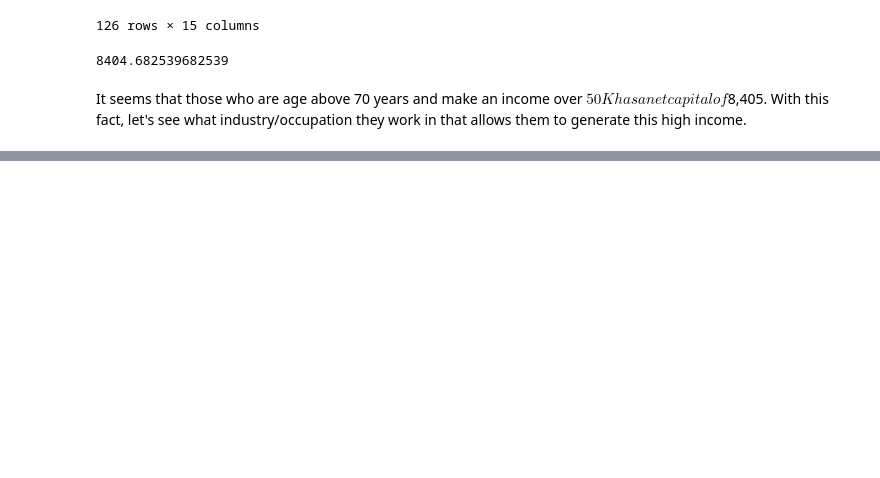
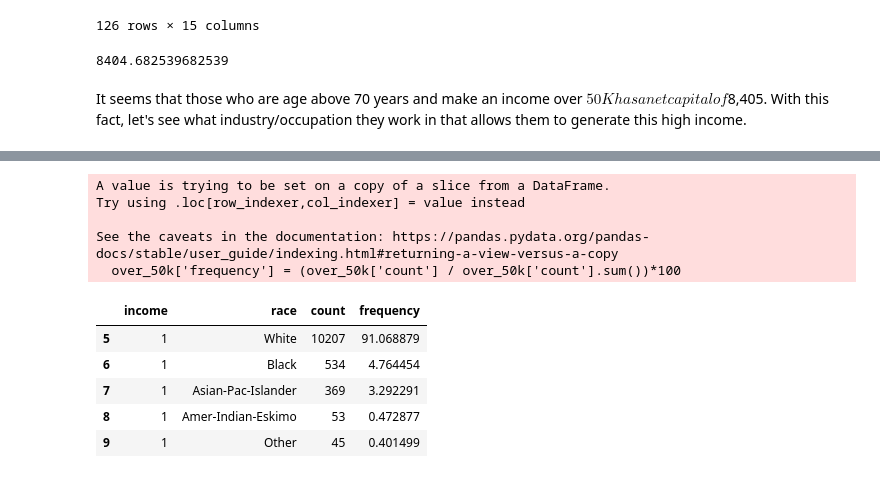
Before and after one commit to klam912/income_prediction, a Jupyter notebook: code/analysis.ipynb, the cells around one changed output, grey strips where cells are left out. Drawn from its saved outputs; the diff is of its cells as text; code cells hidden in the pictures; blank space fills up the shorter version.

```diff
--- a/code/analysis.ipynb
+++ b/code/analysis.ipynb
@@ -603,0 +695,3 @@ It seems that those who are age above 70 years and make an income over $50K has
+# %%
+income_race_aggregate = df5.groupby('income')['race'].value_counts()
+income_race_aggregate
@@ -603,0 +711,8 @@ It seems that those who are age above 70 years and make an income over $50K has
+# %%
+# Convert a series into a dataframe
+income_race_aggregate = income_race_aggregate.reset_index(name='count') # add a count column
+income_race_aggregate.head()
+# %%
+# Divide df into 2 dfs for each income type
+over_50k = income_race_aggregate[income_race_aggregate['income'] == 1]
+under_50k = income_race_aggregate[income_race_aggregate['income'] == 0]
@@ -603,0 +726,15 @@ It seems that those who are age above 70 years and make an income over $50K has
+# %%
+over_50k['frequency'] = (over_50k['count'] / over_50k['count'].sum())*100
+over_50k.head()
+# %% [output]
+A value is trying to be set on a copy of a slice from a DataFrame.
+Try using .loc[row_indexer,col_indexer] = value instead
+
+See the caveats in the documentation: https://pandas.pydata.org/pandas-docs/stable/user_guide/indexing.html#returning-a-view-versus-a-copy
+  over_50k['frequency'] = (over_50k['count'] / over_50k['count'].sum())*100
+|  | income | race | count | frequency |
+| 5 | 1 | White | 10207 | 91.068879 |
+| 6 | 1 | Black | 534 | 4.764454 |
+| 7 | 1 | Asian-Pac-Islander | 369 | 3.292291 |
+| 8 | 1 | Amer-Indian-Eskimo | 53 | 0.472877 |
+| 9 | 1 | Other | 45 | 0.401499 |
```
Also changed, not shown: parts of 33 cells of this notebook.
